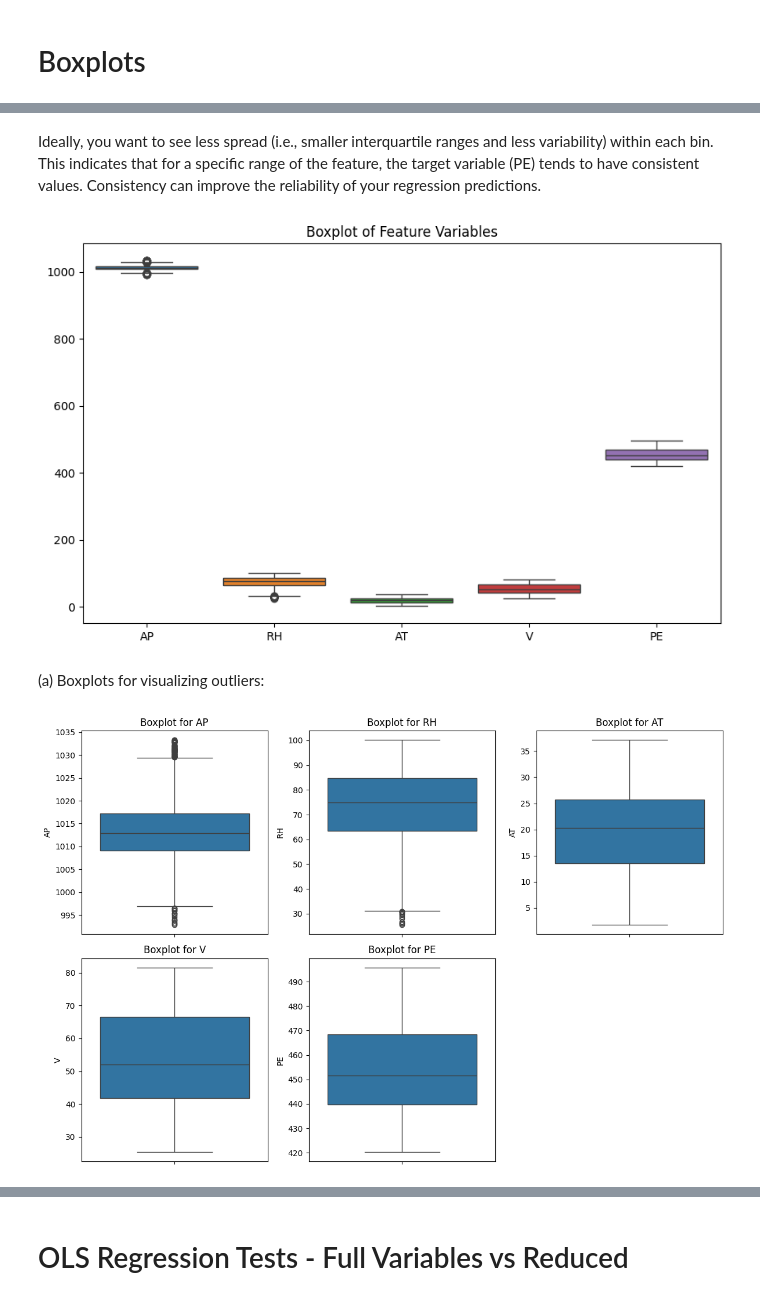
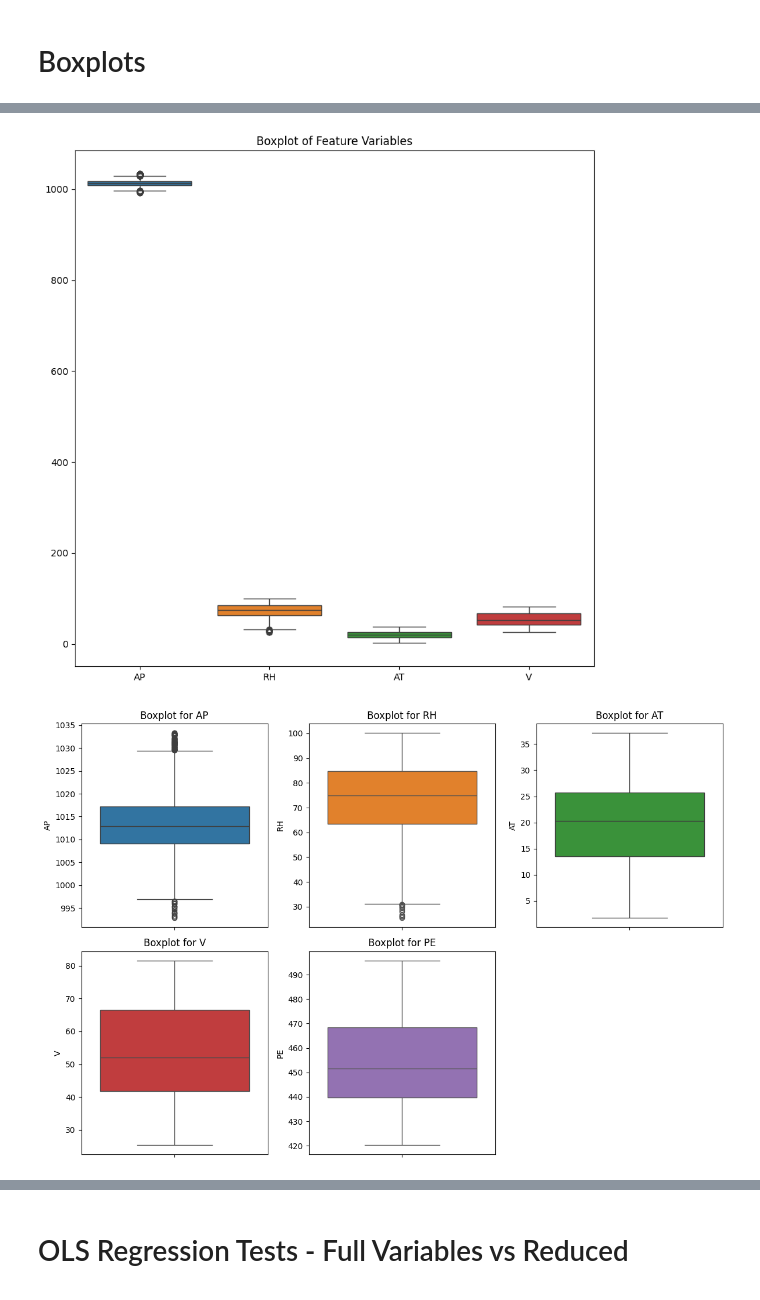
Before and after one commit to isralennon/MSAAI500, a Jupyter notebook: CCPP_significance_tests.ipynb, the cells around one changed output, grey strips where cells are left out. Saved outputs shown, nothing was run; the diff lists cells and outputs as text; code cells hidden in the pictures.

```diff
--- a/CCPP_significance_tests.ipynb
+++ b/CCPP_significance_tests.ipynb
@@ -474,26 +228,25 @@ for feature in binned_features:
-# %% [markdown]
- Ideally, you want to see less spread (i.e., smaller interquartile ranges and less variability) within each bin. This indicates that for a specific range of the feature, the target variable (PE) tends to have consistent values. Consistency can improve the reliability of your regression predictions.
 # %%
-plt.figure(figsize=(10, 6))
+plt.figure(figsize=(10, 10))
 # Boxplot to visualize outliers
-sns.boxplot(data=df[['AP', 'RH', 'AT', 'V', 'PE']])
+sns.boxplot(data=df[['AP', 'RH', 'AT', 'V']])
 plt.title('Boxplot of Feature Variables')
 plt.show()
 # %% [output]
-[figure, old version]
+[figure, new version]
-# %% [markdown]
-(a) Boxplots for visualizing outliers:
 # %%
+# Create a list of colors for each boxplot
+colors = ['#1f77b4', '#ff7f0e', '#2ca02c', '#d62728', '#9467bd']  # You can choose any colors you like
+
 # Create boxplots for each feature variable
 features = ['AP', 'RH', 'AT', 'V', 'PE']
 plt.figure(figsize=(12, 8))
 
 for i, col in enumerate(features, 1):
     plt.subplot(2, 3, i)
-    sns.boxplot(y=df[col])
+    sns.boxplot(y=df[col], color=colors[i-1])  # Use different color for each boxplot
     plt.title(f'Boxplot for {col}')
 
 plt.tight_layout()
 plt.show()
 # %% [output]
-[figure, old version]
+[figure, new version]
```
Also changed, not shown: parts of 93 cells of this notebook, 1 other file.
